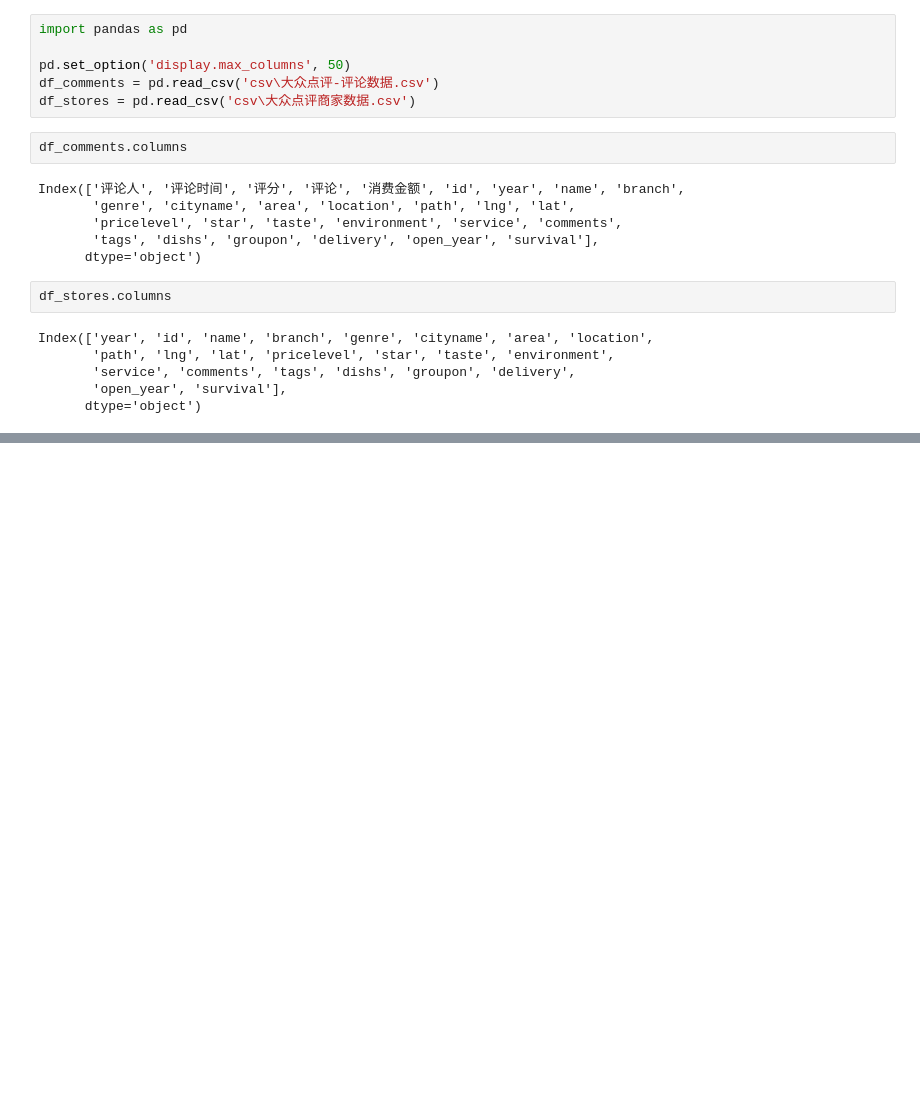
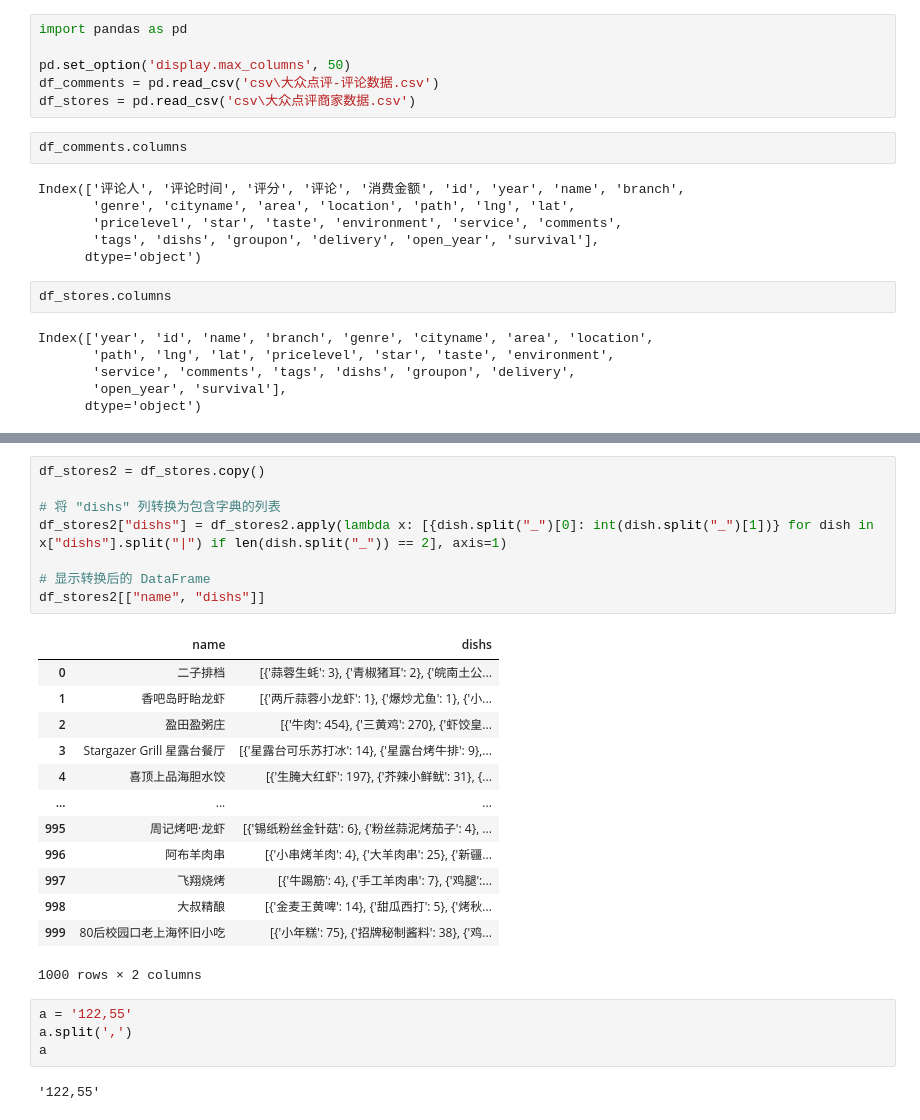
Before and after one commit to erikpsw/Data-Science, a Jupyter notebook: pandas/marketing.ipynb, the cells around one changed output, grey strips where cells are left out. Cells and saved outputs as stored; diff of their text form; blank space fills up the shorter version.

```diff
--- a/pandas/marketing.ipynb
+++ b/pandas/marketing.ipynb
@@ -40,0 +107,28 @@ df_comments.head()
+# %%
+df_stores2 = df_stores.copy()
+
+# 将 "dishs" 列转换为包含字典的列表
+df_stores2["dishs"] = df_stores2.apply(lambda x: [{dish.split("_")[0]: int(dish.split("_")[1])} for dish in x["dishs"].split("|") if len(dish.split("_")) == 2], axis=1)
+
+# 显示转换后的 DataFrame
+df_stores2[["name", "dishs"]]
+# %% [output]
+|  | name | dishs |
+| 0 | 二子排档 | [{'蒜蓉生蚝': 3}, {'青椒猪耳': 2}, {'皖南土公... |
+| 1 | 香吧岛盱眙龙虾 | [{'两斤蒜蓉小龙虾': 1}, {'爆炒尤鱼': 1}, {'小... |
+| 2 | 盈田盈粥庄 | [{'牛肉': 454}, {'三黄鸡': 270}, {'虾饺皇... |
+| 3 | Stargazer Grill 星露台餐厅 | [{'星露台可乐苏打冰': 14}, {'星露台烤牛排': 9},... |
+| 4 | 喜顶上品海胆水饺 | [{'生腌大红虾': 197}, {'芥辣小鲜鱿': 31}, {... |
+| ... | ... | ... |
+| 995 | 周记烤吧·龙虾 | [{'锡纸粉丝金针菇': 6}, {'粉丝蒜泥烤茄子': 4}, ... |
+| 996 | 阿布羊肉串 | [{'小串烤羊肉': 4}, {'大羊肉串': 25}, {'新疆... |
+| 997 | 飞翔烧烤 | [{'牛踢筋': 4}, {'手工羊肉串': 7}, {'鸡腿':... |
+| 998 | 大叔精酿 | [{'金麦王黄啤': 14}, {'甜瓜西打': 5}, {'烤秋... |
+| 999 | 80后校园口老上海怀旧小吃 | [{'小年糕': 75}, {'招牌秘制酱料': 38}, {'鸡... |
+1000 rows × 2 columns
+# %%
+a = '122,55'
+a.split(',')
+a
+# %% [output]
+'122,55'
```
Also changed, not shown: parts of 5 cells of this notebook, 24 other files.
